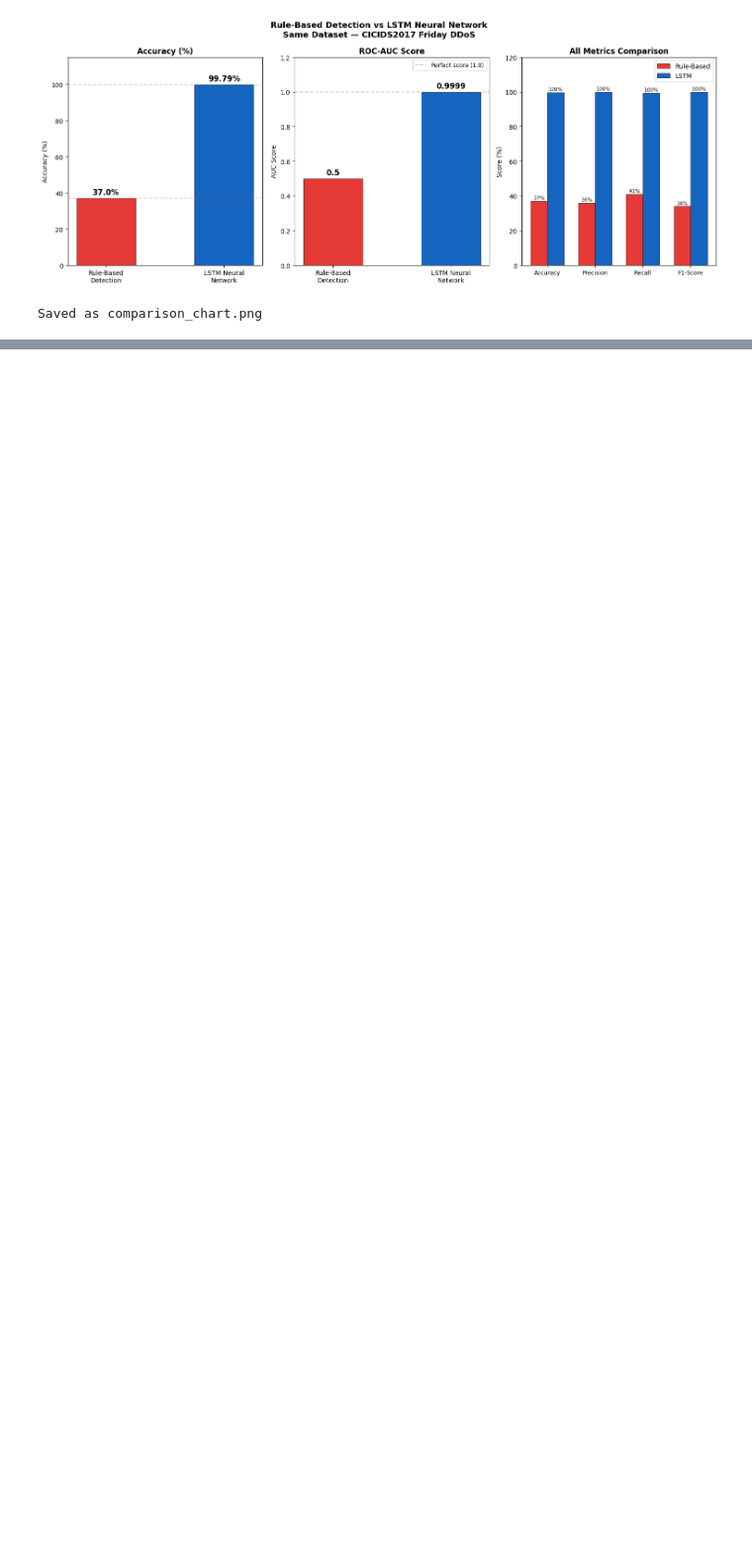
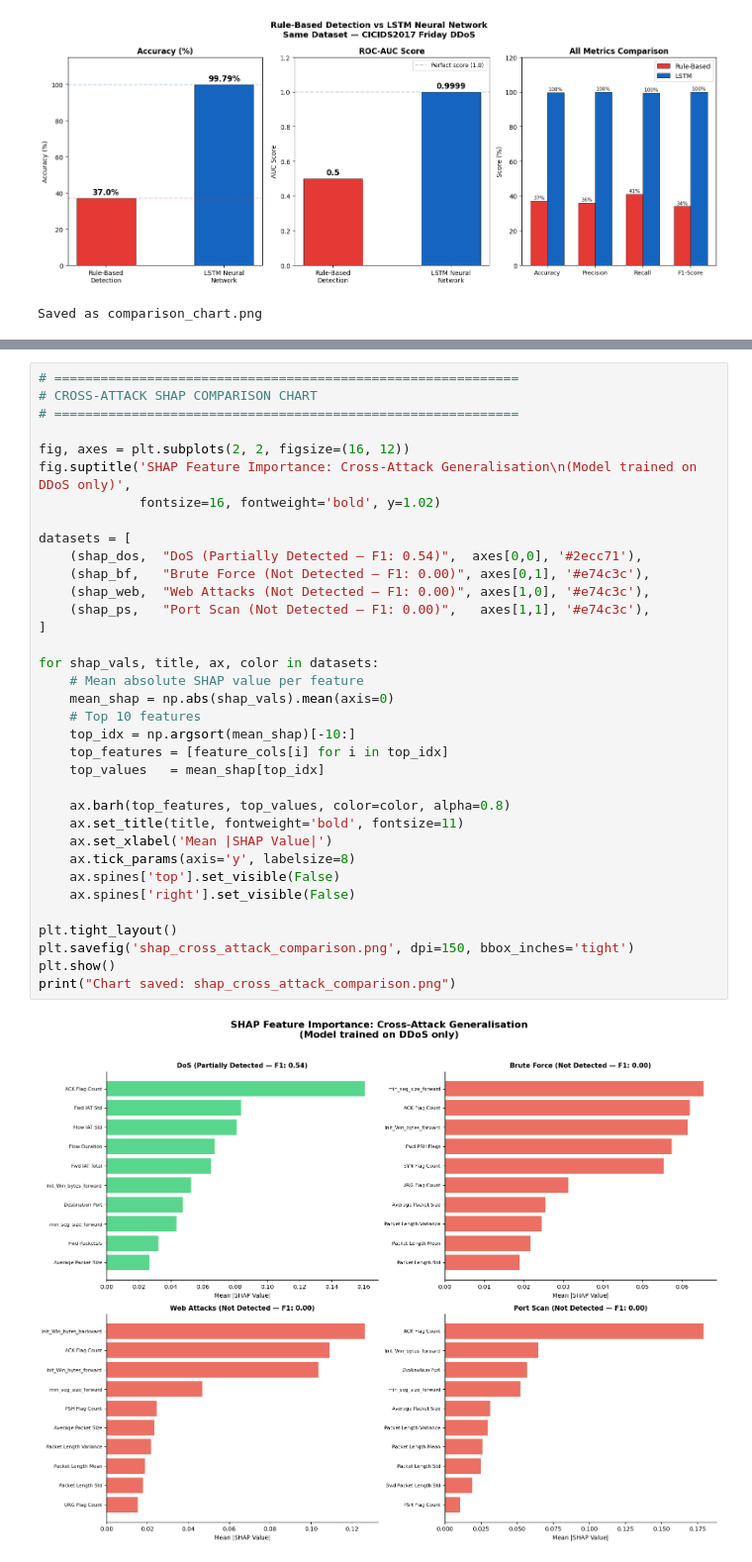
Before and after one commit to Waseem177/network-intrusion-detection, a Jupyter notebook: LSTM_Intrusion_Detection.ipynb, the cells around one changed output, grey strips where cells are left out. Shown at 99% size. Cells and saved outputs as stored; diff of their text form; blank space fills up the shorter version.

Commit message:
Add Phase 4 — cross-attack generalisation experiment with SHAP analysis

```diff
--- a/LSTM_Intrusion_Detection.ipynb
+++ b/LSTM_Intrusion_Detection.ipynb
@@ -334,0 +783,37 @@ Saved as comparison_chart.png
+# %%
+# ============================================================
+# CROSS-ATTACK SHAP COMPARISON CHART
+# ============================================================
+
+fig, axes = plt.subplots(2, 2, figsize=(16, 12))
+fig.suptitle('SHAP Feature Importance: Cross-Attack Generalisation\n(Model trained on DDoS only)',
+             fontsize=16, fontweight='bold', y=1.02)
+
+datasets = [
+    (shap_dos,  "DoS (Partially Detected — F1: 0.54)",  axes[0,0], '#2ecc71'),
+    (shap_bf,   "Brute Force (Not Detected — F1: 0.00)", axes[0,1], '#e74c3c'),
+    (shap_web,  "Web Attacks (Not Detected — F1: 0.00)", axes[1,0], '#e74c3c'),
+    (shap_ps,   "Port Scan (Not Detected — F1: 0.00)",   axes[1,1], '#e74c3c'),
+]
+
+for shap_vals, title, ax, color in datasets:
+    # Mean absolute SHAP value per feature
+    mean_shap = np.abs(shap_vals).mean(axis=0)
+    # Top 10 features
+    top_idx = np.argsort(mean_shap)[-10:]
+    top_features = [feature_cols[i] for i in top_idx]
+    top_values   = mean_shap[top_idx]
+
+    ax.barh(top_features, top_values, color=color, alpha=0.8)
+    ax.set_title(title, fontweight='bold', fontsize=11)
+    ax.set_xlabel('Mean |SHAP Value|')
+    ax.tick_params(axis='y', labelsize=8)
+    ax.spines['top'].set_visible(False)
+    ax.spines['right'].set_visible(False)
+
+plt.tight_layout()
+plt.savefig('shap_cross_attack_comparison.png', dpi=150, bbox_inches='tight')
+plt.show()
+print("Chart saved: shap_cross_attack_comparison.png")
+# %% [output]
+[figure, added]
```
Also changed, not shown: parts of 9 cells of this notebook, 1 other file.
